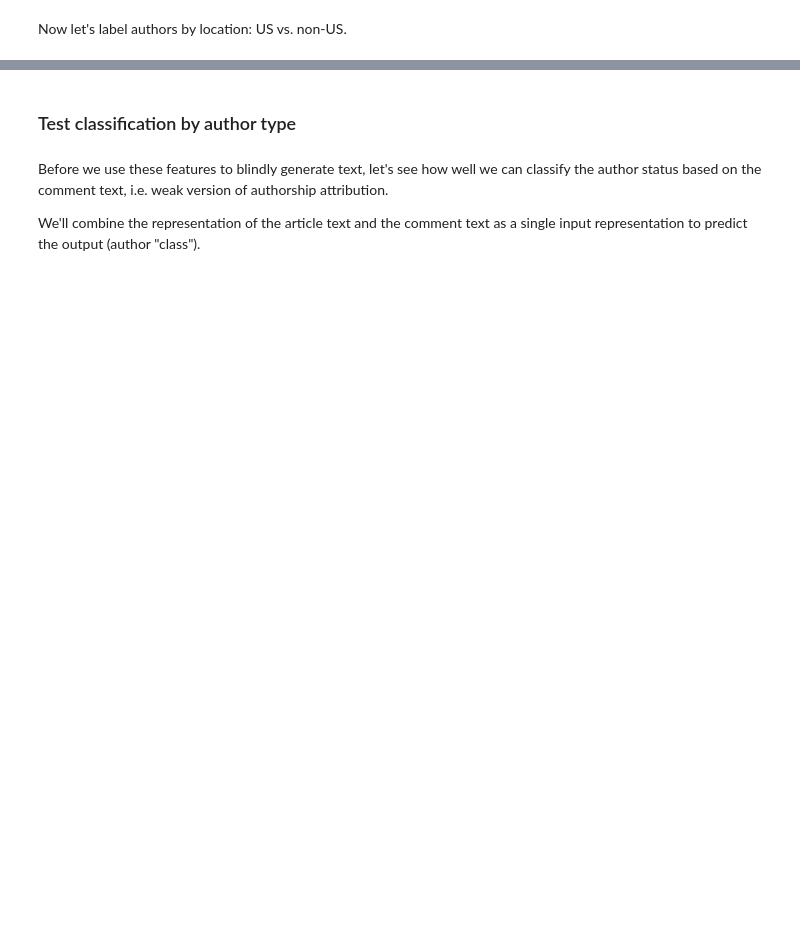
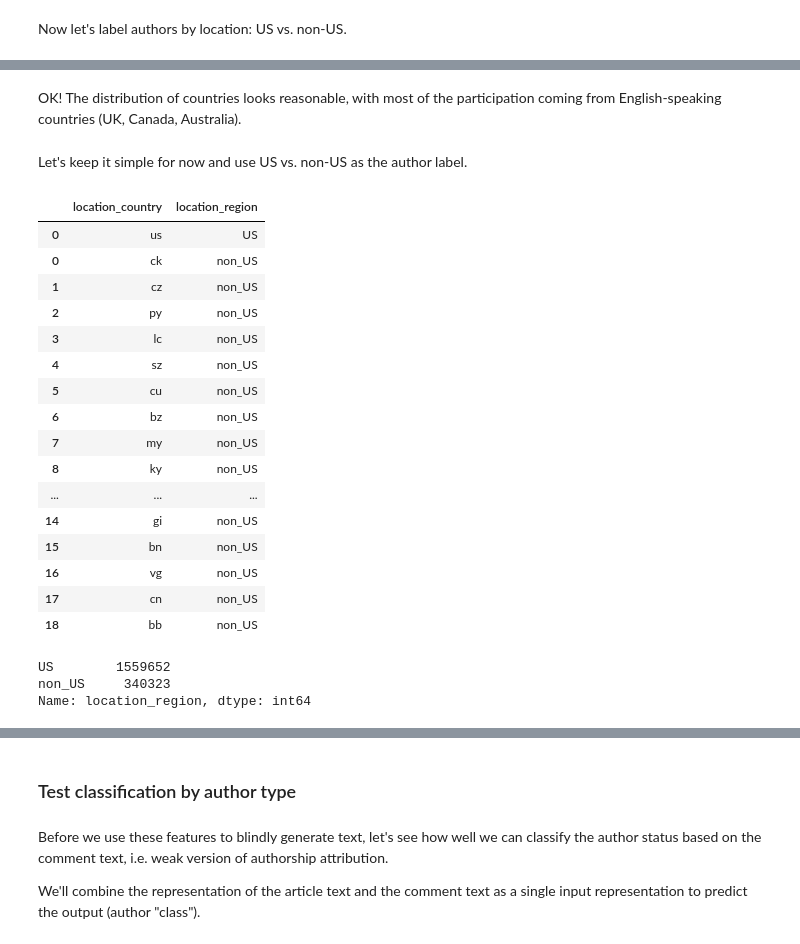
Before and after one commit to MichiganNLP/socially_aware_questions, a Jupyter notebook: scripts/data_processing/label_author_status.ipynb, the cells around one changed output, grey strips where cells are left out. Saved outputs shown, nothing was run; the diff lists cells and outputs as text; code cells hidden in the pictures; blank space fills up the shorter version.

```diff
--- a/scripts/data_processing/label_author_status.ipynb
+++ b/scripts/data_processing/label_author_status.ipynb
@@ -180,0 +314,41 @@ author_location_countries = author_locations.parallel_apply(geocode_country)
+# %% [markdown]
+OK! The distribution of countries looks reasonable, with most of the participation coming from English-speaking countries (UK, Canada, Australia).
+# %% [markdown]
+Let's keep it simple for now and use US vs. non-US as the author label.
+# %%
+author_region_data = pd.DataFrame([
+    ['us'],
+    ['US'],
+], index=['location_country', 'location_region']).transpose()
+# add UNK countries
+unk_countries = list(set(author_location_data.loc[:, 'location_country'].unique()) - set(['us']))
+unk_region_data = pd.DataFrame([unk_countries, ['non_US',]*len(unk_countries)], index=['location_country', 'location_region']).transpose()
+author_region_data = pd.concat([
+    author_region_data,
+    unk_region_data,
+], axis=0)
+display(author_region_data.head(20))
+if('location_region' not in comment_data.columns):
+    comment_data = pd.merge(comment_data, author_region_data, on='location_country')
+print(comment_data.loc[:, 'location_region'].value_counts())
+# %% [output]
+|  | location_country | location_region |
+| 0 | us | US |
+| 0 | ck | non_US |
+| 1 | cz | non_US |
+| 2 | py | non_US |
+| 3 | lc | non_US |
+| 4 | sz | non_US |
+| 5 | cu | non_US |
+| 6 | bz | non_US |
+| 7 | my | non_US |
+| 8 | ky | non_US |
+| ... | ... | ... |
+| 14 | gi | non_US |
+| 15 | bn | non_US |
+| 16 | vg | non_US |
+| 17 | cn | non_US |
+| 18 | bb | non_US |
+US        1559652
+non_US     340323
+Name: location_region, dtype: int64
```
Also changed, not shown: parts of 11 cells of this notebook, 5 other files.
